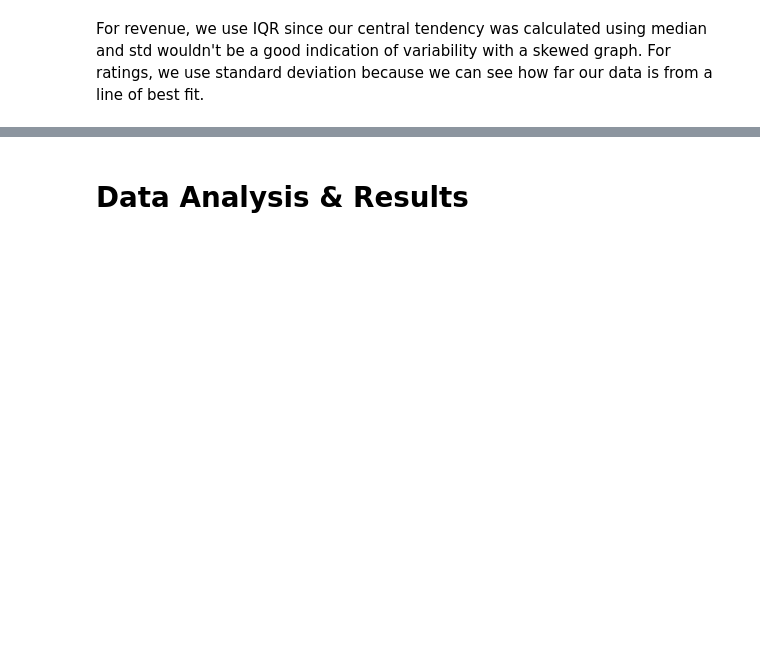
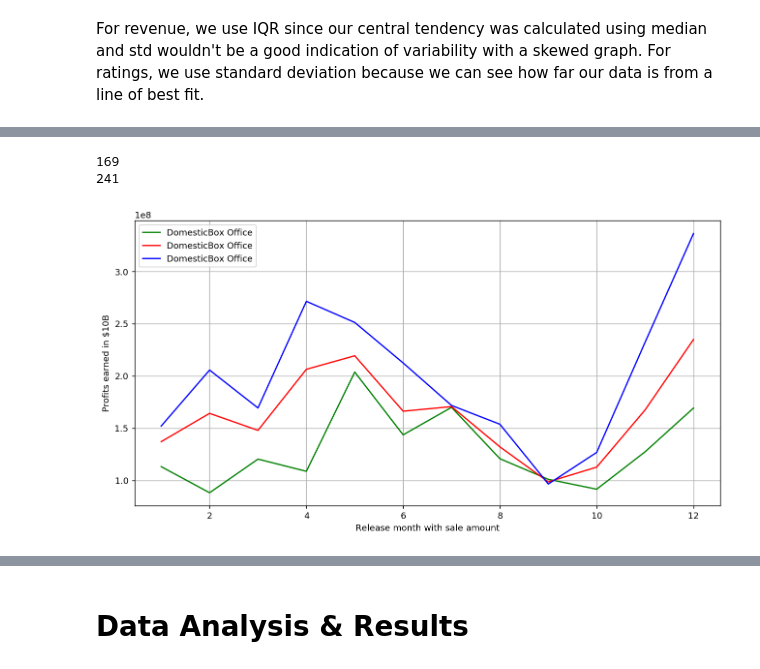
Before and after one commit to SephalTheX/Corollators, a Jupyter notebook: FinalProject.ipynb, the cells around one changed output, grey strips where cells are left out. Drawn from its saved outputs; the diff is of its cells as text; code cells hidden in the pictures; blank space fills up the shorter version.

```diff
--- a/FinalProject.ipynb
+++ b/FinalProject.ipynb
@@ -225,0 +375,27 @@ The standard deviation of ratings is  0.9275072361079982
+# %%
+df_action = df[df['Genre'].str.contains('Action')]
+df_drama = df[df['Genre'].str.contains('Drama')]
+df_scifi = df[df['Genre'].str.contains('Sci-Fi')]
+df_comedy = df[df['Genre'].str.contains('Comedy')]
+#df_action = df[df['Genre']]
+# %%
+monthly_comp_action = df_action.groupby('Month')['DomesticBox Office'].mean()
+df_newer_action = df_action[df_action['Year']>2010]
+print(len(df_newer_action))
+monthly_comp_newer_action = df_newer_action.groupby('Month')['DomesticBox Office'].mean()
+df_older_action = df_action[df_action['Year']<=2010]
+print(len(df_older_action))
+monthly_comp_older_action = df_older_action.groupby('Month')['DomesticBox Office'].mean()
+plt.figure(figsize=(12,6),dpi=130)
+plt.xlabel('Release month with sale amount')
+plt.ylabel('Profits earned in $10B')
+plt.grid()
+plt.plot(monthly_comp_older_action, 'g')
+plt.plot(monthly_comp_action, 'r')
+plt.plot(monthly_comp_newer_action, 'b')
+plt.legend()
+plt.show()
+# %% [output]
+169
+241
+[figure, added]
```
Also changed, not shown: parts of 41 cells of this notebook, 1 other file.
